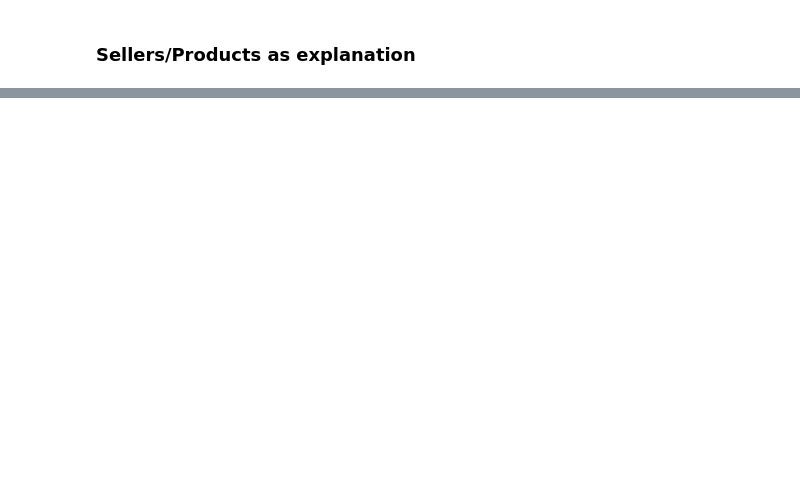
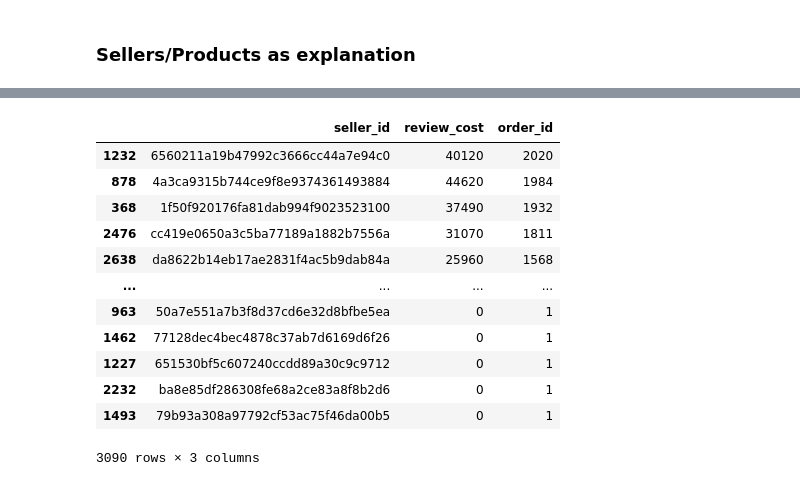
Before and after one commit to DucVanNgo/olist, a Jupyter notebook: notebooks/Data Exploration.ipynb, the cells around one changed output, grey strips where cells are left out. Saved outputs shown, nothing was run; the diff lists cells and outputs as text; code cells hidden in the pictures; blank space fills up the shorter version.

```diff
--- a/notebooks/Data Exploration.ipynb
+++ b/notebooks/Data Exploration.ipynb
@@ -191,0 +445,16 @@ cost_reviews_df
+# %%
+cost_reviews_df.sort_values('order_id', ascending=False)
+# %% [output]
+|  | seller_id | review_cost | order_id |
+| 1232 | 6560211a19b47992c3666cc44a7e94c0 | 40120 | 2020 |
+| 878 | 4a3ca9315b744ce9f8e9374361493884 | 44620 | 1984 |
+| 368 | 1f50f920176fa81dab994f9023523100 | 37490 | 1932 |
+| 2476 | cc419e0650a3c5ba77189a1882b7556a | 31070 | 1811 |
+| 2638 | da8622b14eb17ae2831f4ac5b9dab84a | 25960 | 1568 |
+| ... | ... | ... | ... |
+| 963 | 50a7e551a7b3f8d37cd6e32d8bfbe5ea | 0 | 1 |
+| 1462 | 77128dec4bec4878c37ab7d6169d6f26 | 0 | 1 |
+| 1227 | 651530bf5c607240ccdd89a30c9c9712 | 0 | 1 |
+| 2232 | ba8e85df286308fe68a2ce83a8f8b2d6 | 0 | 1 |
+| 1493 | 79b93a308a97792cf53ac75f46da00b5 | 0 | 1 |
+3090 rows × 3 columns
```
Also changed, not shown: parts of 29 cells of this notebook, 10 other files.
